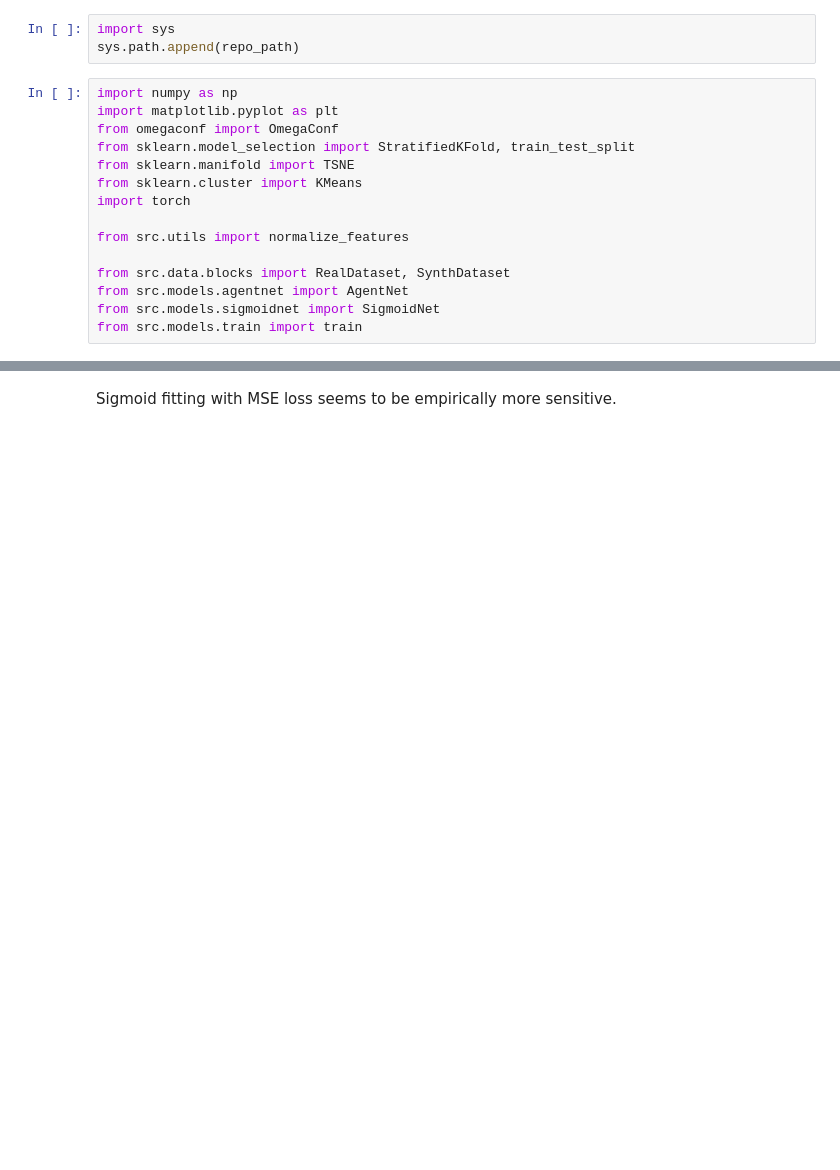
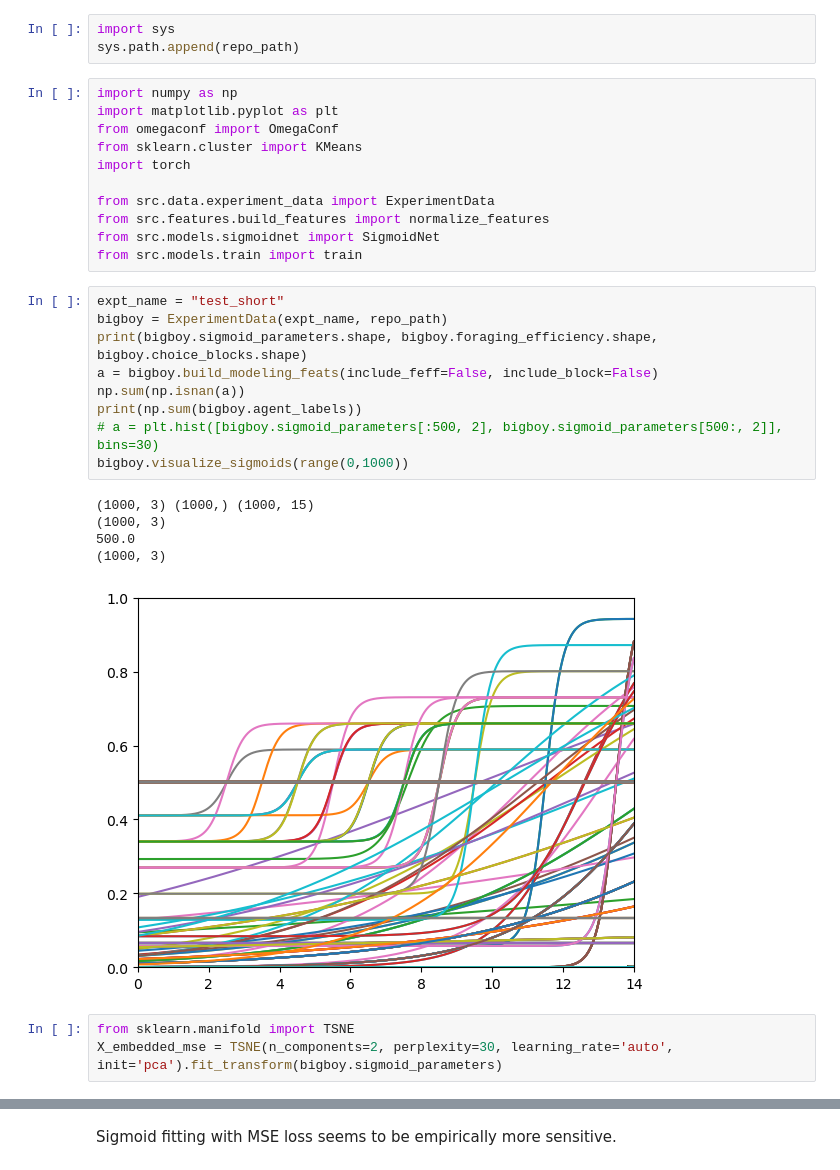
Before and after one commit to johnlyzhou/decision-making, a Jupyter notebook: notebooks/jlz-dev-featurize.ipynb, the cells around one changed output, grey strips where cells are left out. Cells and saved outputs as stored; diff of their text form; blank space fills up the shorter version.

```diff
--- a/notebooks/jlz-dev-featurize.ipynb
+++ b/notebooks/jlz-dev-featurize.ipynb
@@ -13,14 +11,28 @@ sys.path.append(repo_path)
 import numpy as np
 import matplotlib.pyplot as plt
 from omegaconf import OmegaConf
-from sklearn.model_selection import StratifiedKFold, train_test_split
-from sklearn.manifold import TSNE
 from sklearn.cluster import KMeans
 import torch
 
-from src.utils import normalize_features
-
-from src.data.blocks import RealDataset, SynthDataset
-from src.models.agentnet import AgentNet
+from src.data.experiment_data import ExperimentData
+from src.features.build_features import normalize_features
 from src.models.sigmoidnet import SigmoidNet
 from src.models.train import train
+# %%
+expt_name = "test_short"
+bigboy = ExperimentData(expt_name, repo_path)
+print(bigboy.sigmoid_parameters.shape, bigboy.foraging_efficiency.shape, bigboy.choice_blocks.shape)
+a = bigboy.build_modeling_feats(include_feff=False, include_block=False)
+np.sum(np.isnan(a))
+print(np.sum(bigboy.agent_labels))
+# a = plt.hist([bigboy.sigmoid_parameters[:500, 2], bigboy.sigmoid_parameters[500:, 2]], bins=30)
+bigboy.visualize_sigmoids(range(0,1000))
+# %% [output]
+(1000, 3) (1000,) (1000, 15)
+(1000, 3)
+500.0
+(1000, 3)
+[figure, added]
+# %%
+from sklearn.manifold import TSNE
+X_embedded_mse = TSNE(n_components=2, perplexity=30, learning_rate='auto', init='pca').fit_transform(bigboy.sigmoid_parameters)
```
Also changed, not shown: parts of 7 cells of this notebook, 5 other files.
